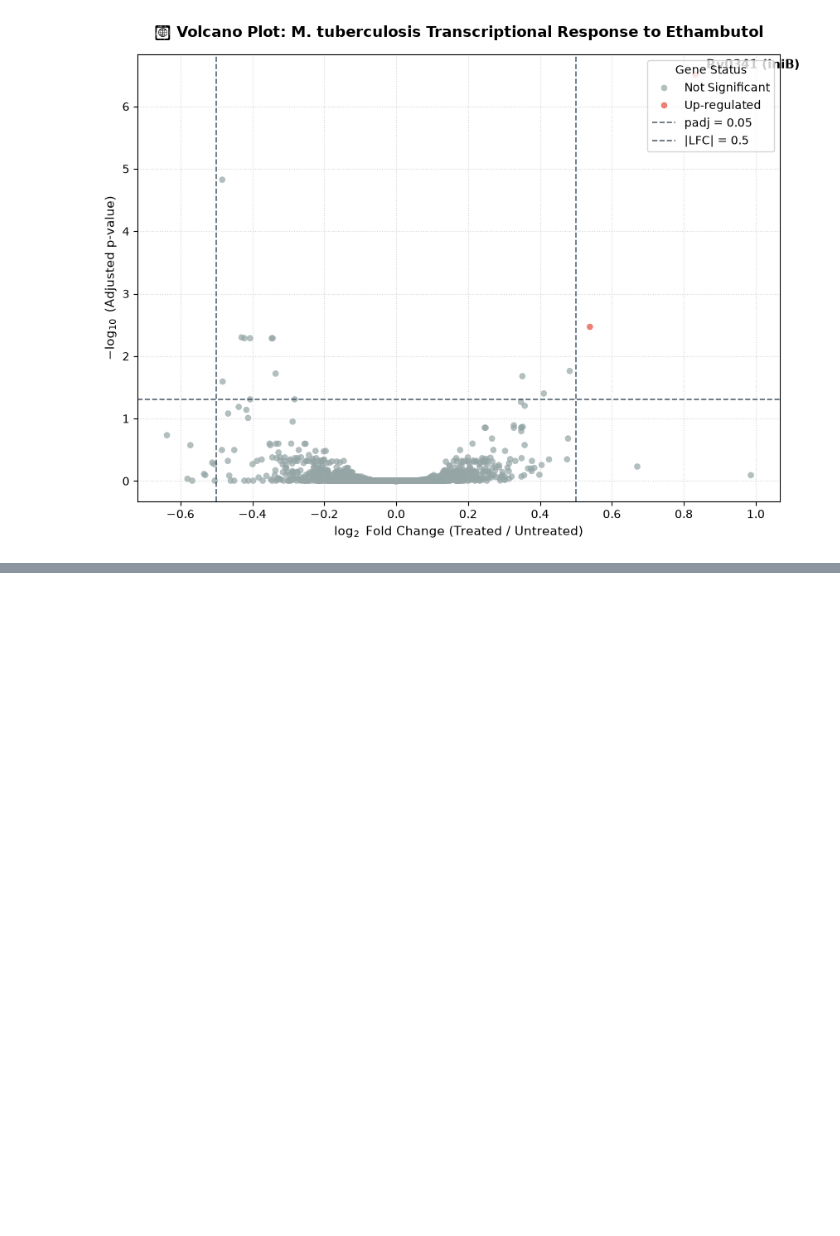
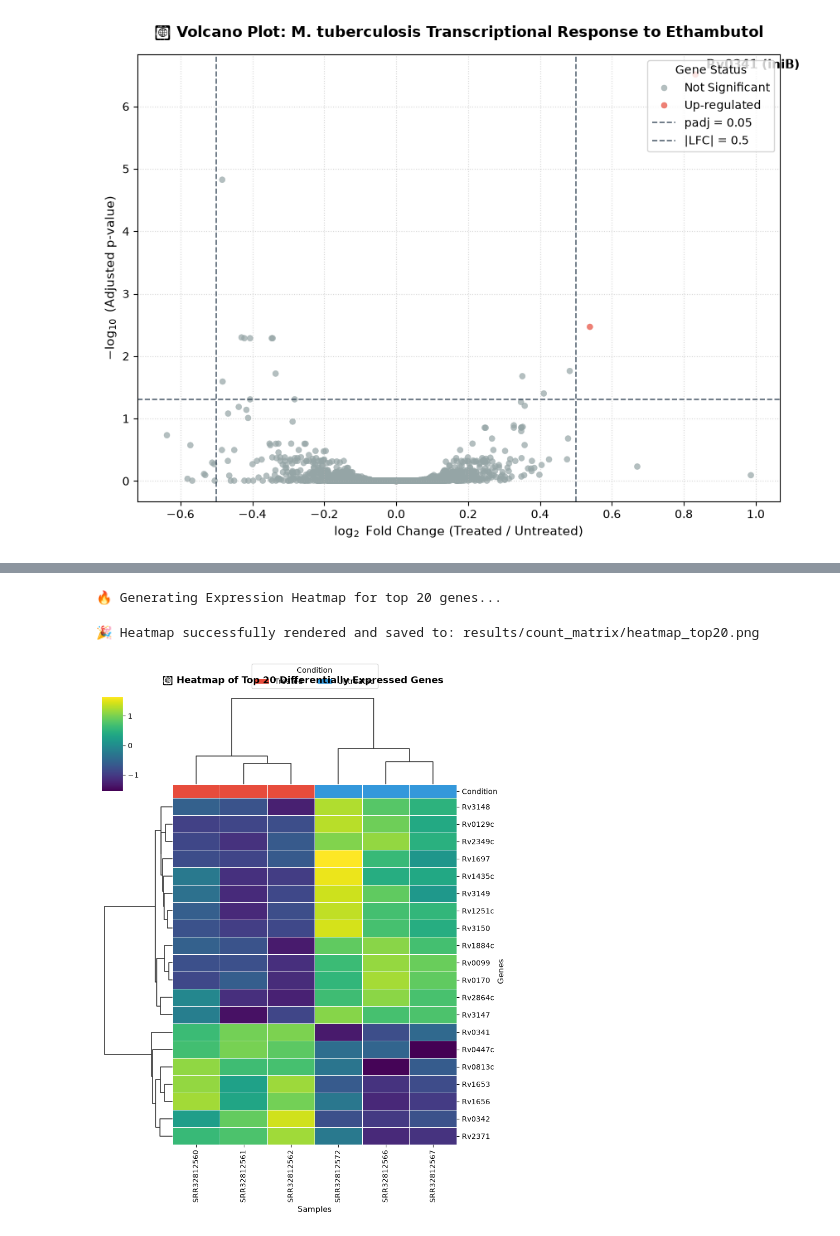
Before and after one commit to refmyoussef-source/Mycobacterium_tuberculosis_RNA-Seq, a Jupyter notebook: 05_differential_expression.ipynb, the cells around one changed output, grey strips where cells are left out. Cells and saved outputs as stored; diff of their text form; code cells hidden in the pictures; blank space fills up the shorter version.

Commit message:
Add Data Visualization - Expression Heatmap

```diff
--- a/05_differential_expression.ipynb
+++ b/05_differential_expression.ipynb
@@ -255,0 +263,49 @@ plt.show()
+# %%
+import seaborn as sns
+import matplotlib.pyplot as plt
+
+print("🔥 Generating Expression Heatmap for top 20 genes...")
+
+# 1. Select the top 20 most differentially expressed genes (by lowest padj)
+top_genes = res_df.sort_values('padj').head(20).index
+
+# 2. Extract their log-normalized counts
+# (Select columns since genes are columns, then Transpose .T to make genes as rows)
+heatmap_data = log_counts[top_genes].T
+
+# 3. Create a color map for the conditions to display as a top track
+condition_colors = metadata['Condition'].map({'Treated': '#e74c3c', 'Untreated': '#3498db'})
+
+# 4. Generate the Clustermap (Heatmap with hierarchical clustering)
+g = sns.clustermap(
+    heatmap_data,
+    cmap='viridis',       # Color palette (dark/purple for low, yellow for high)
+    z_score=0,            # Standardize by rows (genes) to see relative changes clearly
+    col_colors=condition_colors, # Add the Treatment/Untreated color bar on top
+    figsize=(8, 10),
+    linewidths=0.5,
+    cbar_pos=(0.02, 0.8, 0.05, 0.18), # Position of the color legend
+    tree_kws={'linewidths': 1.2}
+)
+
+# 5. Adjust aesthetics and labels
+g.fig.suptitle('🔥 Heatmap of Top 20 Differentially Expressed Genes', y=1.02, fontsize=13, weight='bold')
+g.ax_heatmap.set_xlabel('Samples', fontsize=11)
+g.ax_heatmap.set_ylabel('Genes', fontsize=11)
+
+# Add a manual legend for the condition colors
+for condition, color in {'Treated': '#e74c3c', 'Untreated': '#3498db'}.items():
+    g.ax_col_dendrogram.bar(0, 0, color=color, label=condition, linewidth=0)
+g.ax_col_dendrogram.legend(title='Condition', loc="center", ncol=2, bbox_to_anchor=(0.5, 1.2))
+
+# 6. Save the figure locally
+output_path = 'results/count_matrix/heatmap_top20.png'
+g.savefig(output_path, dpi=300, bbox_inches='tight')
+print(f"🎉 Heatmap successfully rendered and saved to: {output_path}")
+
+# Show plot inside the notebook
+plt.show()
+# %% [output]
+🔥 Generating Expression Heatmap for top 20 genes...
+🎉 Heatmap successfully rendered and saved to: results/count_matrix/heatmap_top20.png
+[figure, added]
```
Also changed, not shown: parts of 3 cells of this notebook.
